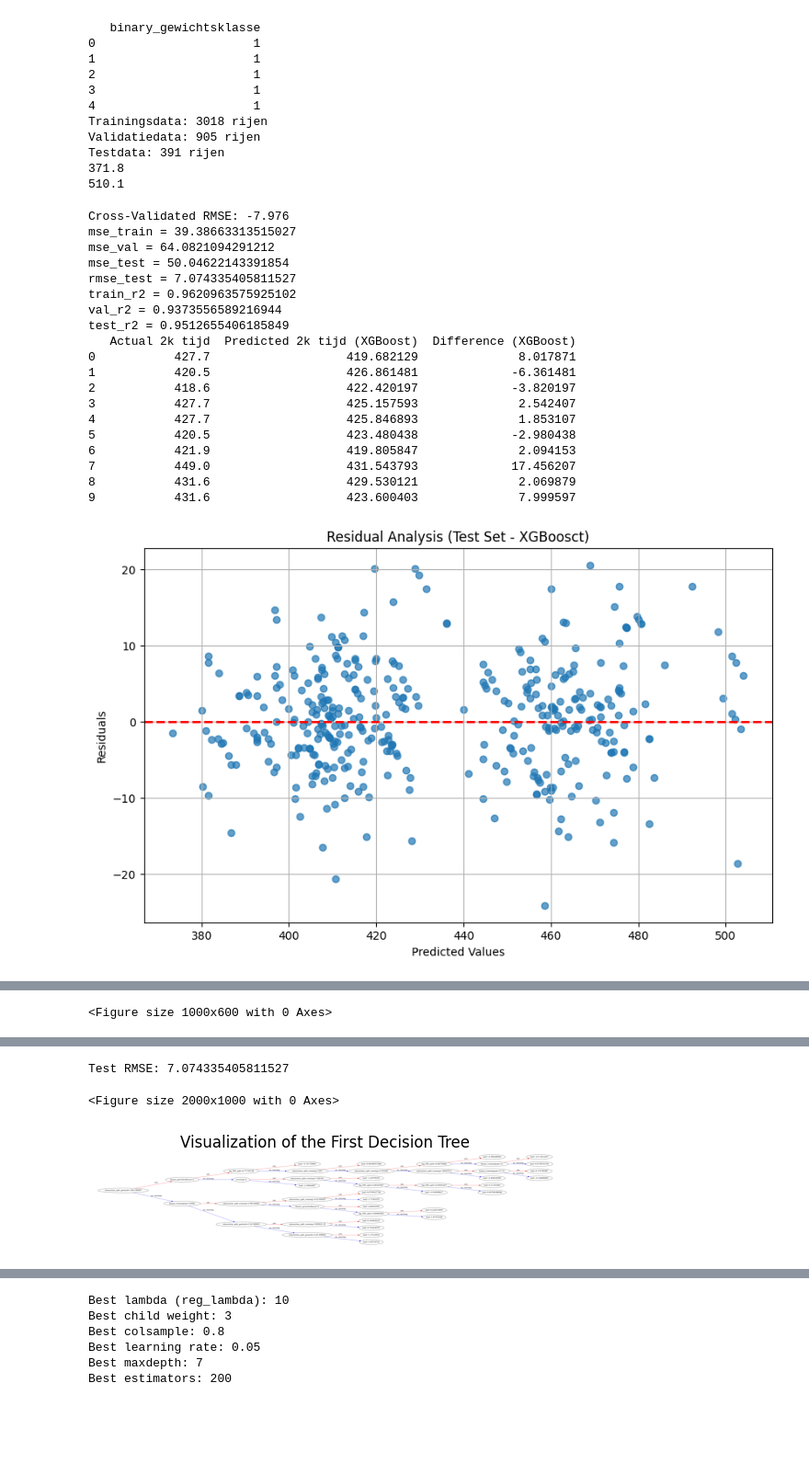
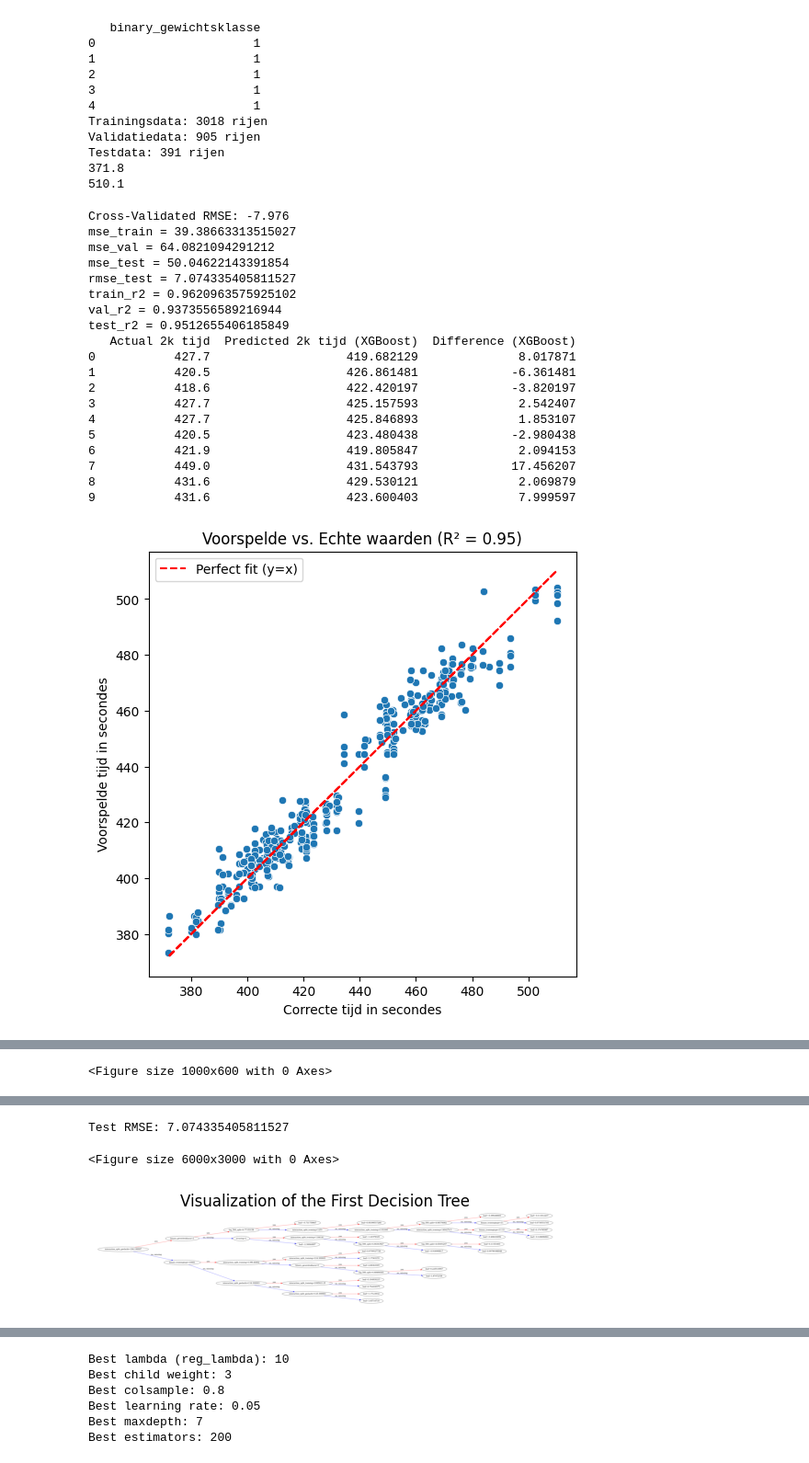
Before and after one commit to bibidemarezoyens/LB, a Jupyter notebook: xgboost.ipynb, the cells around one changed output, grey strips where cells are left out. Shown at 92% size. Drawn from its saved outputs; the diff is of its cells as text; code cells hidden in the pictures; blank space fills up the shorter version.

Commit message:
plot r2 score

```diff
--- a/xgboost.ipynb
+++ b/xgboost.ipynb
@@ -146,6 +147,19 @@ results_xgb = pd.DataFrame({
     'Difference (XGBoost)': y_test - test_pred
 })
 print(results_xgb.head(10))
+
+plt.figure(figsize=(6, 6))
+sns.scatterplot(x=y_test, y=test_pred)
+
+# Voeg een y=x lijn toe (perfecte voorspellingen)
+plt.plot(y_test, y_test, color="red", linestyle="--", label="Perfect fit (y=x)")
+
+# Labels en titel met R²-score
+plt.xlabel("Correcte tijd in secondes")
+plt.ylabel("Voorspelde tijd in secondes")
+plt.title(f"Voorspelde vs. Echte waarden (R² = {test_r2:.2f})")
+plt.legend()
+plt.show()
 
 ### plot for the validation set
 # plt.figure(figsize=(10, 6))
@@ -206,36 +220,36 @@ from xgboost import plot_tree
 import matplotlib.pyplot as plt
 
 # Visualize the first tree in the XGBoost model
-plt.figure(figsize=(20, 10))
+plt.figure(figsize=(20, 10), dpi=300)
 plot_tree(xgb_model, num_trees=0, rankdir='LR')  # num_trees=0 visualizes the first tree
 plt.title("Visualization of the First Decision Tree")
 plt.show()
 
 # To visualize more trees, loop through and plot them
 num_trees_to_plot = 3  # Adjust this to control the number of trees to visualize
 for i in range(num_trees_to_plot):
     plt.figure(figsize=(20, 10))
     plot_tree(xgb_model, num_trees=i, rankdir='LR')
     plt.title(f"Visualization of Tree {i}")
     plt.show()
 # %% [output]
 Cross-Validated RMSE: -7.976
 mse_train = 39.38663313515027
 mse_val = 64.0821094291212
 mse_test = 50.04622143391854
 rmse_test = 7.074335405811527
 train_r2 = 0.9620963575925102
 val_r2 = 0.9373556589216944
 test_r2 = 0.9512655406185849
    Actual 2k tijd  Predicted 2k tijd (XGBoost)  Difference (XGBoost)
 0           427.7                   419.682129              8.017871
 1           420.5                   426.861481             -6.361481
 2           418.6                   422.420197             -3.820197
 3           427.7                   425.157593              2.542407
 4           427.7                   425.846893              1.853107
 5           420.5                   423.480438             -2.980438
 6           421.9                   419.805847              2.094153
 7           449.0                   431.543793             17.456207
 8           431.6                   429.530121              2.069879
 9           431.6                   423.600403              7.999597
-[figure, old version]
+[figure, new version]
@@ -244,4 +259,4 @@ test_r2 = 0.9512655406185849
 Test RMSE: 7.074335405811527
-<Figure size 2000x1000 with 0 Axes>
+<Figure size 6000x3000 with 0 Axes>
-[figure, old version]
+[figure, new version]
 <Figure size 2000x1000 with 0 Axes>
```
Also changed, not shown: parts of 2 cells of this notebook.
